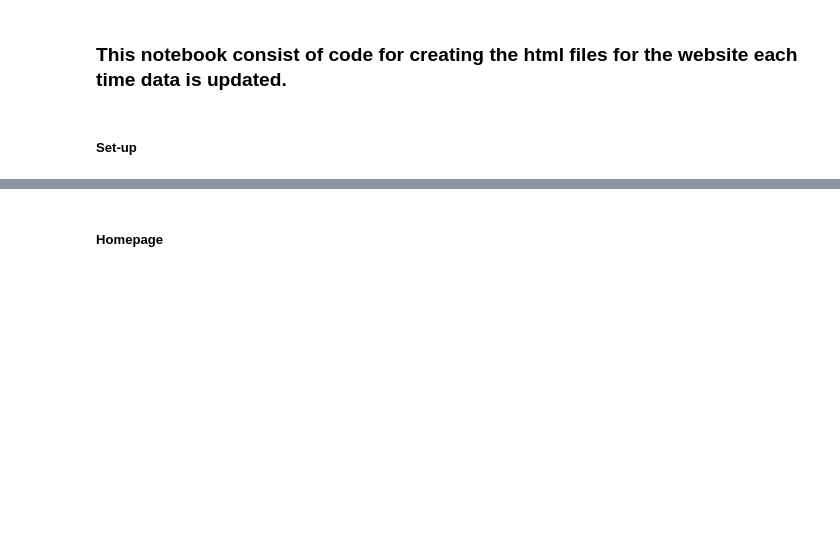
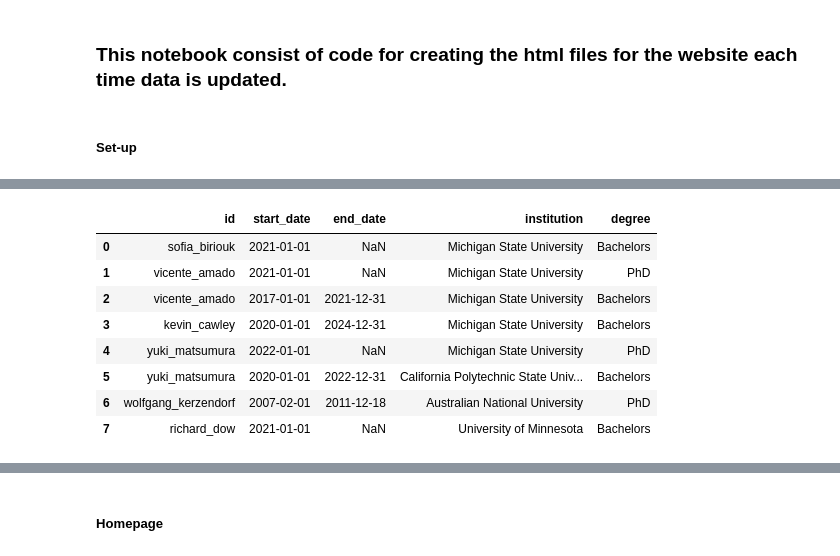
Before and after one commit to deepthought-initiative/dtiwebsite_generator, a Jupyter notebook: notebooks/create_htmls.ipynb, the cells around one changed output, grey strips where cells are left out. Drawn from its saved outputs; the diff is of its cells as text; code cells hidden in the pictures; blank space fills up the shorter version.

```diff
--- a/notebooks/create_htmls.ipynb
+++ b/notebooks/create_htmls.ipynb
@@ -177,0 +183,15 @@ experiences_json_df
+# %%
+edu_df = read_member_data_jsons("education.json")[
+    ["id", "start_date", "end_date", "institution", "degree"]
+]
+edu_df
+# %% [output]
+|  | id | start_date | end_date | institution | degree |
+| 0 | sofia_biriouk | 2021-01-01 | NaN | Michigan State University | Bachelors |
+| 1 | vicente_amado | 2021-01-01 | NaN | Michigan State University | PhD |
+| 2 | vicente_amado | 2017-01-01 | 2021-12-31 | Michigan State University | Bachelors |
+| 3 | kevin_cawley | 2020-01-01 | 2024-12-31 | Michigan State University | Bachelors |
+| 4 | yuki_matsumura | 2022-01-01 | NaN | Michigan State University | PhD |
+| 5 | yuki_matsumura | 2020-01-01 | 2022-12-31 | California Polytechnic State Univ... | Bachelors |
+| 6 | wolfgang_kerzendorf | 2007-02-01 | 2011-12-18 | Australian National University | PhD |
+| 7 | richard_dow | 2021-01-01 | NaN | University of Minnesota | Bachelors |
```
Also changed, not shown: parts of 4 cells of this notebook.
